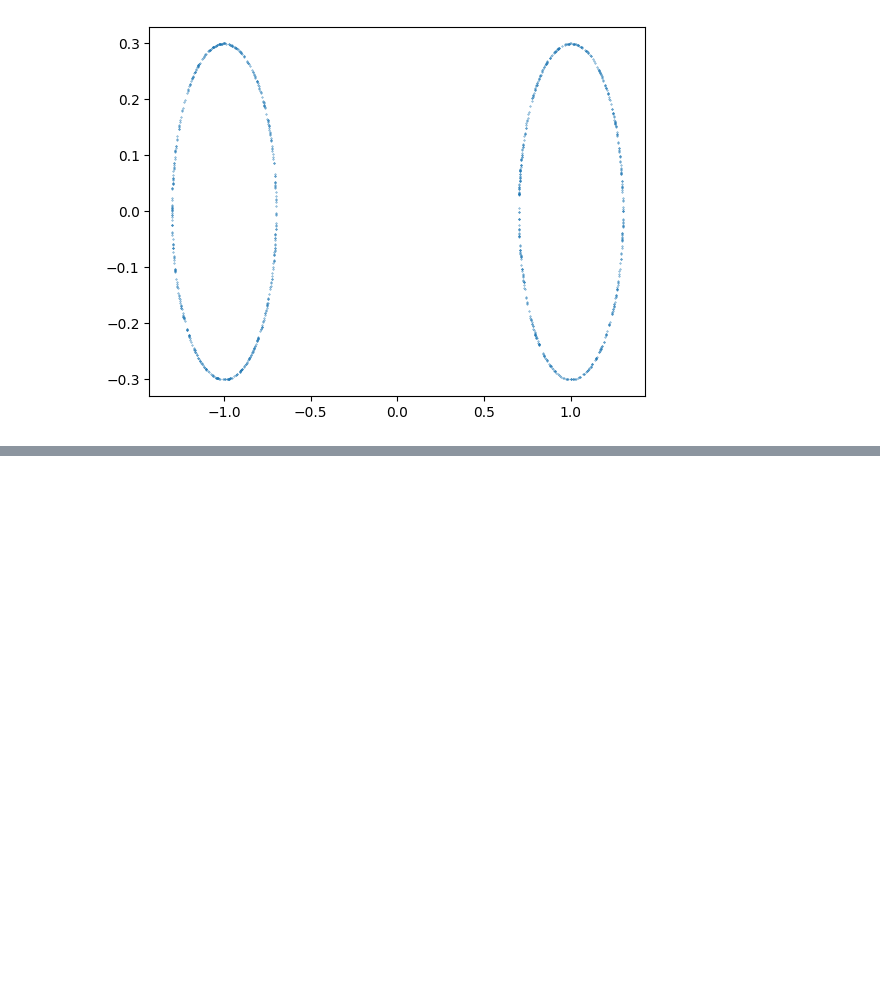
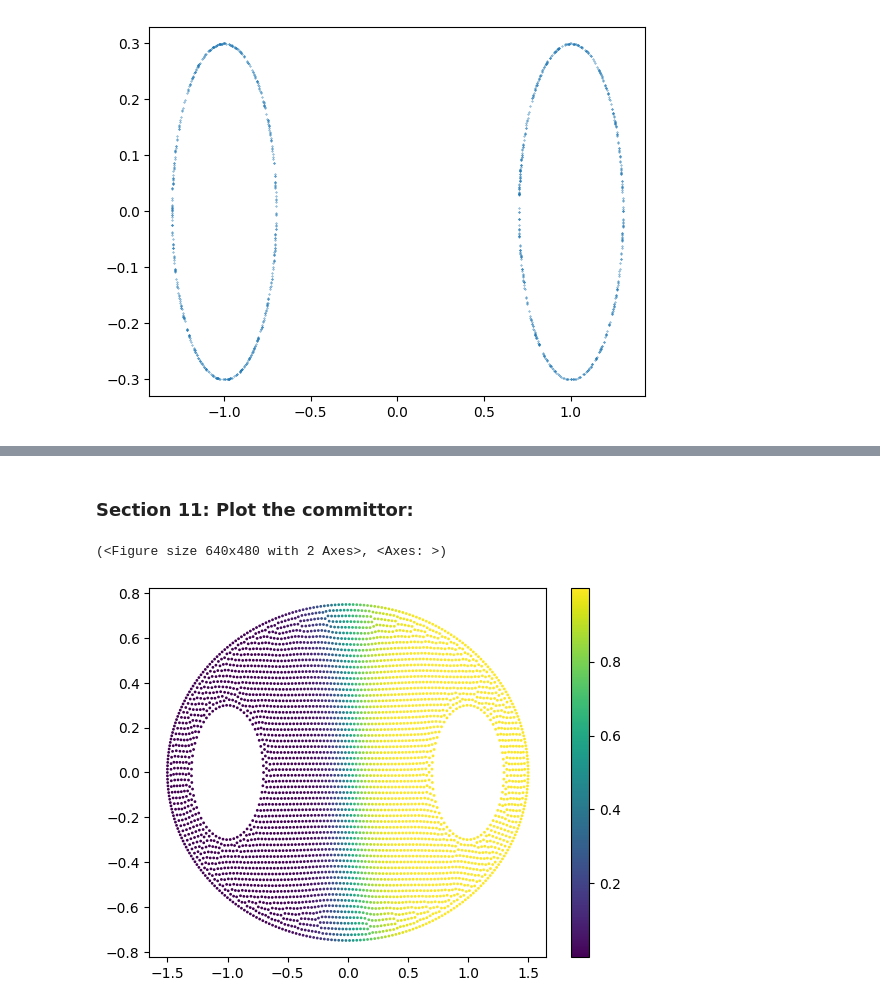
Before and after one commit to williamclarktennis/MaierSteinSolverRepo, a Jupyter notebook: notebooks/notebook.ipynb, the cells around one changed output, grey strips where cells are left out. Cells and saved outputs as stored; diff of their text form; code cells hidden in the pictures; blank space fills up the shorter version.

```diff
--- a/notebooks/notebook.ipynb
+++ b/notebooks/notebook.ipynb
@@ -125,0 +163,2 @@ scatter_plot_csv(f'{RAW_DATA_DIR}/BOUNDARY_DATA_2026-01-12T12:05.csv')
+# %% [markdown]
+### Section 11: Plot the committor:
@@ -125,0 +167,5 @@ scatter_plot_csv(f'{RAW_DATA_DIR}/BOUNDARY_DATA_2026-01-12T12:05.csv')
+# %%
+plot_q()
+# %% [output]
+(<Figure size 640x480 with 2 Axes>, <Axes: >)
+[figure, added]
```
Also changed, not shown: parts of 7 cells of this notebook, 4 other files.
